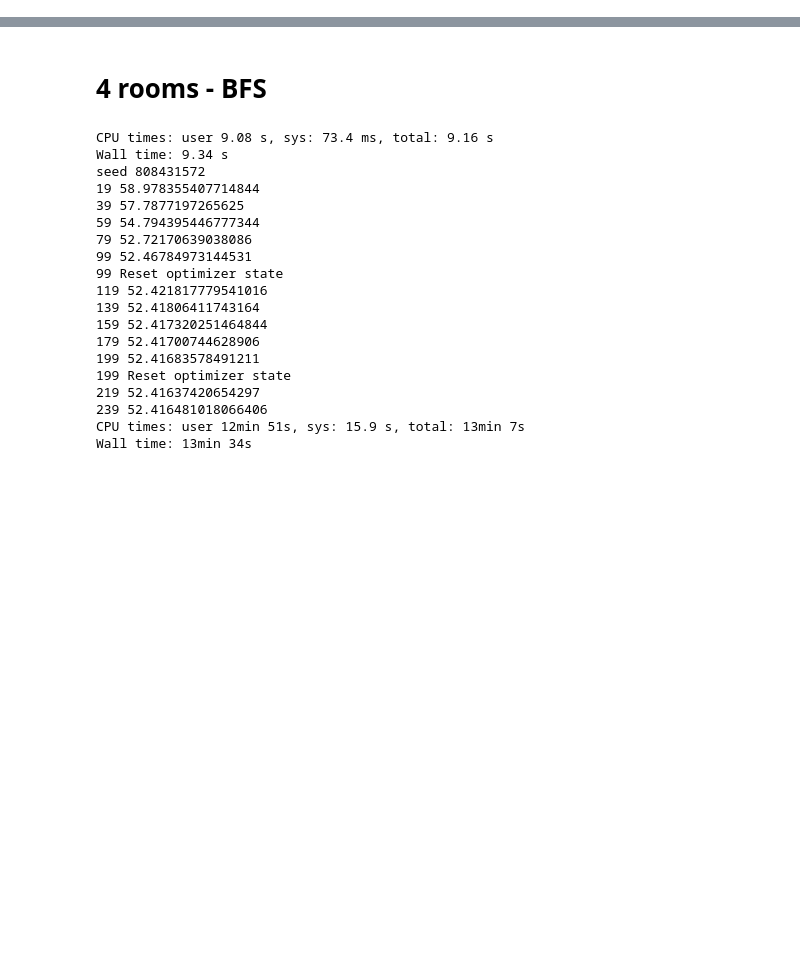
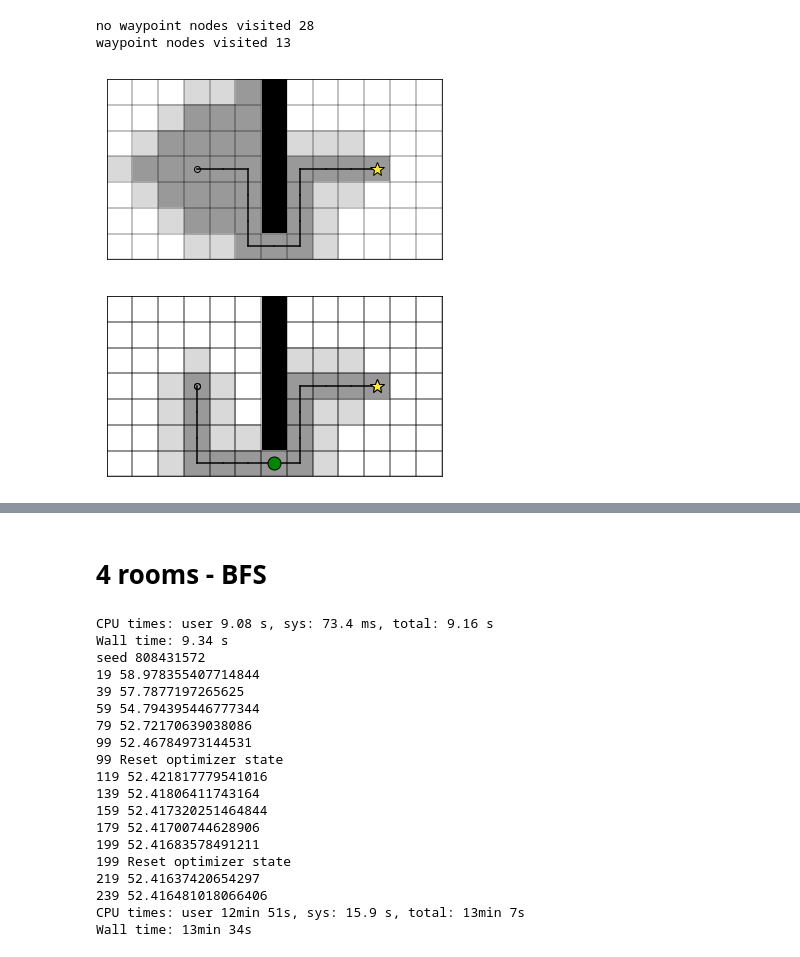
Before and after one commit to cgc/optdisco-plancost, a Jupyter notebook: analysis/cogsci-map.ipynb, the cells around one changed output, grey strips where cells are left out. Drawn from its saved outputs; the diff is of its cells as text; code cells hidden in the pictures; blank space fills up the shorter version.

```diff
--- a/analysis/cogsci-map.ipynb
+++ b/analysis/cogsci-map.ipynb
@@ -15,0 +49,73 @@ eps = torch.finfo().eps
+# %%
+def plot_search(env, visited, frontier, path, ax, notvisited=0, cmap='gray_r'):
+#env, state_prop, f=None, ax=None, vmin=None, vmax=None, cmap='Greens', labels=None, vcenter=False, start_states=None, colorbar=True, goal_set=None):
+    actions, states = path
+    visited = set(visited) | {states[-1]}
+    ax.set(
+        facecolor='k',
+        xticks=[],
+        yticks=[],
+    )
+    for si in env.start_states:
+        s = env.states_features[si]
+        ax.plot(s[1], s[0], marker='o', c='k', fillstyle='none')
+
+    v = np.full(env.npg.shape, np.nan)
+    for si, s in enumerate(env.states_features):
+        if si in visited:
+            v[s] = .4
+        elif si in frontier:
+            v[s] = .15
+        else:
+            v[s] = notvisited
+    im = ax.imshow(v, cmap=cmap, vmin=0, vmax=1)
+
+    for patch in diffplan.env_rect(env, linewidth=0.25):
+        ax.add_patch(patch)
+
+    for si, nsi in zip(states, states[1:]):
+        s = env.states_features[si]
+        ns = env.states_features[nsi]
+        ax.plot([s[1], ns[1]], [s[0], ns[0]], c='k')
+
+    yellow = (254/255, 234/255, 52/255)
+    for g in env.goal_set:
+        ax.plot(g[1], g[0], '*', c='k', markeredgecolor='k', markerfacecolor=yellow, markersize=15)
+
+start = env.start_states[0]
+goal = env.states_to_idx[list(env.goal_set)[0]]
+def astar_search(s, g):
+    return astar.a_star_cost(
+        env,
+        s, g, h,
+        shuffle_actions=False,
+        return_path=True, return_visited=True,
+    )
+f, ax = plt.subplots()
+r = astar_search(start, goal)
+plot_search(env, r['visited'], r['frontier'], r['path'], ax)
+print('no waypoint nodes visited', len(r['visited']))
+plt.xlim(0.5, 13.5)
+plt.ylim(7.5, 0.5)
+plt.savefig('figures/astar-no-option.pdf', bbox_inches='tight')
+
+marker_kw = dict(marker='^', markersize=13, markerfacecolor=(0, 0, 0, 0), markeredgecolor=(0, 0, 0, 1))
+marker_kw = dict(marker='o', markersize=13, markerfacecolor=(0, 0.53, 0, 1), markeredgecolor=(0, 0, 0, 1))
+
+waypoint = env.states_to_idx[7,7]
+f, ax = plt.subplots()
+r = astar_search(start, waypoint)
+plot_search(env, r['visited'], r['frontier'], r['path'], ax)
+r2 = astar_search(waypoint, goal)
+plot_search(env, r2['visited'], r2['frontier'] - r['visited'], r2['path'], ax, notvisited=np.nan)
+print('waypoint nodes visited', len(r['visited']) + len(r2['visited']))
+
+ax.plot(*env.states_features[waypoint][::-1], c='k', **marker_kw)
+plt.xlim(0.5, 13.5)
+plt.ylim(7.5, 0.5)
+plt.savefig('figures/astar-option.pdf', bbox_inches='tight')
+# %% [output]
+no waypoint nodes visited 28
+waypoint nodes visited 13
+[figure, added]
+[figure, added]
```
Also changed, not shown: parts of 17 cells of this notebook, 8 other files.
